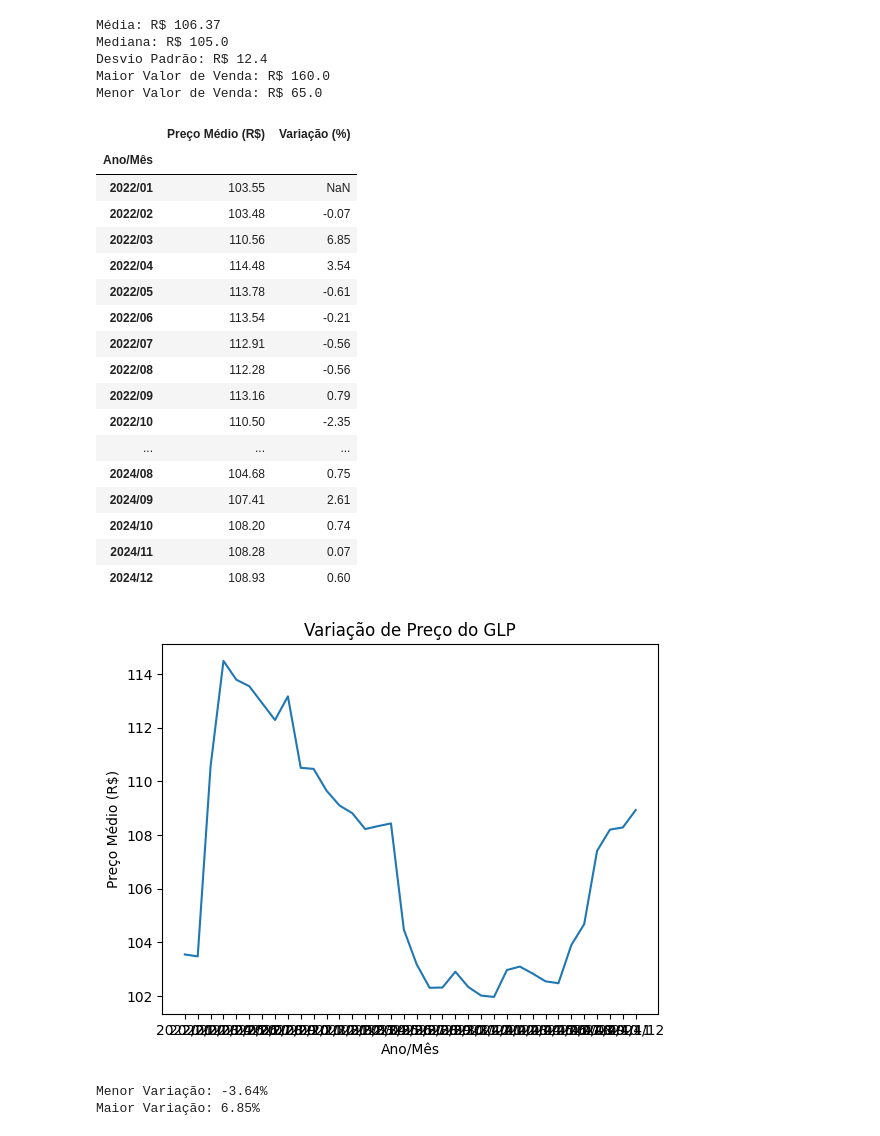
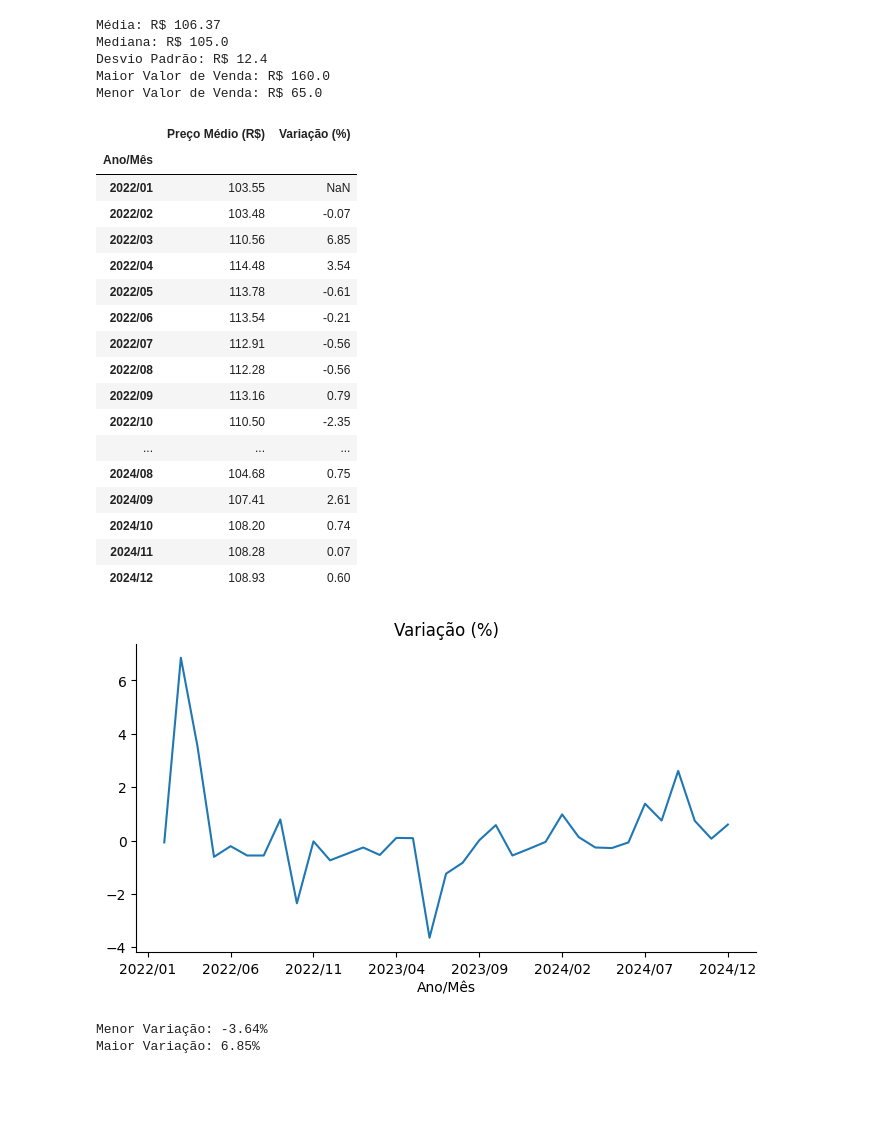
Before and after one commit to ResidenciaSerratecDados/AvaliacaoPySQL, a Jupyter notebook: Avaliacao1-Estudo_de_Caso/Estudo_de_Caso_Análise_do_Preço_do_GLP_no_Brasil.ipynb, the cells around one changed output. Drawn from its saved outputs; the diff is of its cells as text; code cells hidden in the pictures; blank space fills up the shorter version.

```diff
--- a/Avaliacao1-Estudo_de_Caso/Estudo_de_Caso_Análise_do_Preço_do_GLP_no_Brasil.ipynb
+++ b/Avaliacao1-Estudo_de_Caso/Estudo_de_Caso_Análise_do_Preço_do_GLP_no_Brasil.ipynb
@@ -104,39 +104,36 @@ df_222324['Ano/Mês'] = df_222324['Ano'].astype(str) + '/' + df_222324['Mês'].a
 mean_price_by_month_year = df_222324.groupby('Ano/Mês')['Valor de Venda'].mean()
 
 variacao = {
     'Preço Médio (R$)': round(mean_price_by_month_year, 2), # valor de venda medio mensal
     'Variação (%)': round(mean_price_by_month_year.pct_change() * 100, 2) # variação percentual mensal
 }
 
 df_variacao = pd.DataFrame(variacao)
 display(df_variacao.head(36))
 
 #Gráfico indexado
-plt.title('Variação de Preço do GLP')
-plt.xlabel('Ano/Mês')
-plt.ylabel('Preço Médio (R$)')
-plt.plot(df_variacao.index, df_variacao['Preço Médio (R$)'])
-plt.show()
+df_variacao['Variação (%)'].plot(kind='line', figsize=(8, 4), title='Variação (%)')
+plt.gca().spines[['top', 'right']].set_visible(False)
 # %% [output]
 |  | Preço Médio (R$) | Variação (%) |
 | Ano/Mês |  |  |
 | 2022/01 | 103.55 | NaN |
 | 2022/02 | 103.48 | -0.07 |
 | 2022/03 | 110.56 | 6.85 |
 | 2022/04 | 114.48 | 3.54 |
 | 2022/05 | 113.78 | -0.61 |
 | 2022/06 | 113.54 | -0.21 |
 | 2022/07 | 112.91 | -0.56 |
 | 2022/08 | 112.28 | -0.56 |
 | 2022/09 | 113.16 | 0.79 |
 | 2022/10 | 110.50 | -2.35 |
 | ... | ... | ... |
 | 2024/08 | 104.68 | 0.75 |
 | 2024/09 | 107.41 | 2.61 |
 | 2024/10 | 108.20 | 0.74 |
 | 2024/11 | 108.28 | 0.07 |
 | 2024/12 | 108.93 | 0.60 |
-[figure, old version]
+[figure, new version]
 # %%
 # 6. Em que Momento Ele Oscilou
 minimoP = df_variacao['Variação (%)'].min()
```
Also changed, not shown: 1 other file.
